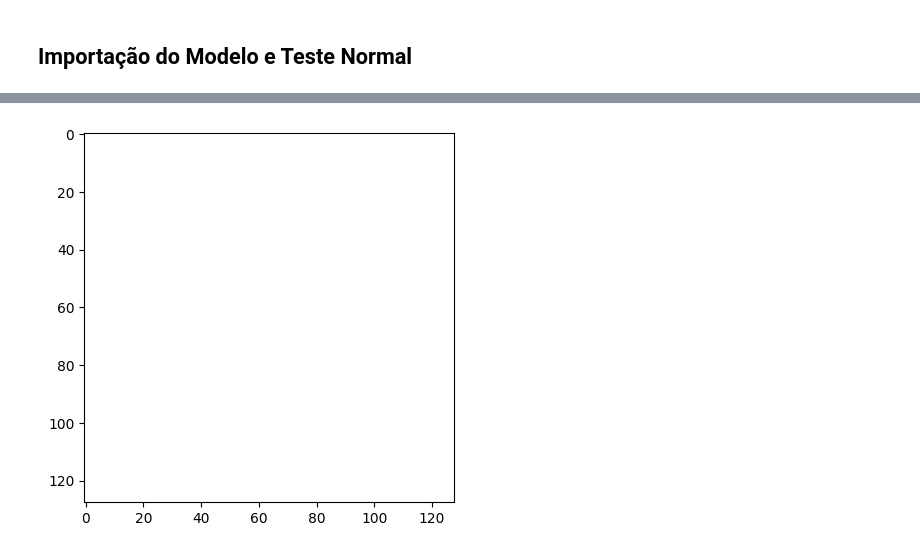
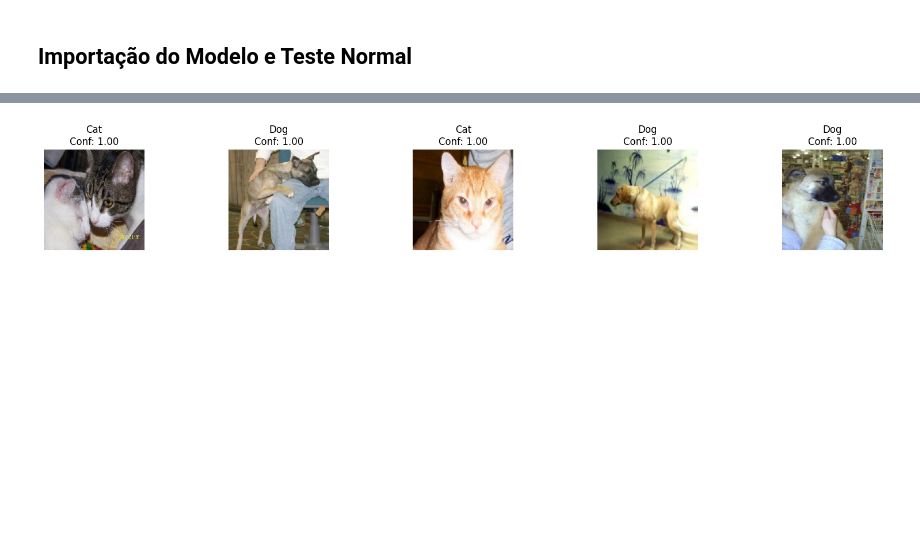
Before and after one commit to rafaelantunes04/Trabalho-Pratico-Interpretabilidade-e-Causalidade, a Jupyter notebook: Trab Pratico.ipynb, the cells around one changed output, grey strips where cells are left out. Drawn from its saved outputs; the diff is of its cells as text; code cells hidden in the pictures; blank space fills up the shorter version.

```diff
--- a/Trab Pratico.ipynb
+++ b/Trab Pratico.ipynb
@@ -10,6 +10,7 @@ import matplotlib.pyplot as plt
 # %% [markdown]
 ## Importação do Modelo e Teste Normal
 # %%
-train_ds, val_ds, modelo = importar_modelo()
+modelo_cnn = Modelo_CNN()
+modelo_cnn.setup()
 # %% [output]
 Modelo encontrado!
@@ -33,32 +69,3 @@ testar_modelo(modelo, 5)
 # %%
-def compute_saliency(model, img_array):
-    # Preprocessar EXATAMENTE como na predição
-    img_proc = preprocess_input(img_array.copy())
-    img_proc = img_proc[None, ...]  # adicionar batch size
-
-    img_tensor = tf.convert_to_tensor(img_proc, dtype=tf.float32)
-
-    with tf.GradientTape() as tape:
-        tape.watch(img_tensor)
-
-        preds = model(img_tensor)
-
-        # Como seu modelo é binário (1 output sigmoid)
-        class_score = preds[:, 0]
-
-    grads = tape.gradient(class_score, img_tensor)[0]
-
-    saliency = tf.math.abs(grads)
-
-    # normalizar para 0..1
-    saliency = (saliency - tf.reduce_min(saliency)) / (tf.reduce_max(saliency) - tf.reduce_min(saliency))
-
-    return saliency.numpy()
-
-img = tf.keras.utils.load_img("./teste/teste_cao.png", target_size=(128, 128))
-img_array = tf.keras.utils.img_to_array(img)
-
-sal = compute_saliency(modelo, img_array)
-plt.imshow(sal, cmap="hot")
-plt.show()
+modelo_cnn.predict_n_images(qty_imgs=5)
 # %% [output]
@@ -65 +73 @@ plt.show()
-[figure, old version]
+[figure, new version]
```
Also changed, not shown: parts of 6 cells of this notebook, 16 other files.
